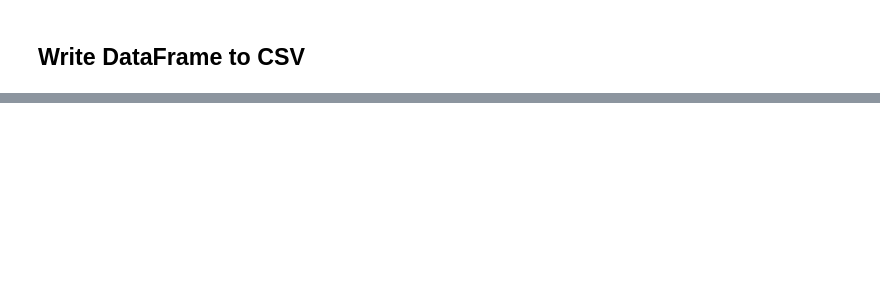
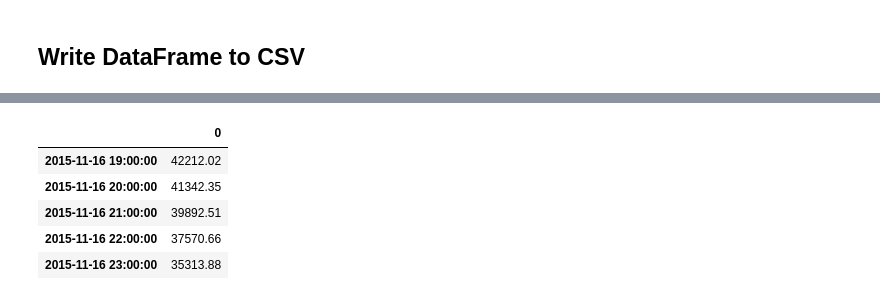
Before and after one commit to dannychua/Electricity-Price-Predictor, a Jupyter notebook: 1. Data Wrangling - MISO/Demand.ipynb, the cells around one changed output, grey strips where cells are left out. Saved outputs shown, nothing was run; the diff lists cells and outputs as text; code cells hidden in the pictures; blank space fills up the shorter version.

```diff
--- a/1. Data Wrangling - MISO/Demand.ipynb
+++ b/1. Data Wrangling - MISO/Demand.ipynb
@@ -62,3 +74,14 @@ dfLoad
 ## Write DataFrame to CSV
 # %%
 dfLoad.to_csv('../data/MISOActualLoad.csv')
+# %%
+westdf = dfLoad['West ActualLoad (MWh)']
+westdf = westdf.fillna(0)
+cendf = dfLoad['Central ActualLoad (MWh)']
+num_hours = len(cendf)
+idx = pd.date_range('7/6/2009', periods = num_hours, freq = 'H')
+westdf.index = idx
+cendf.index = idx
+cendf = cendf+westdf
+cendf = pd.DataFrame(cendf)
+cendf.plot()
@@ -64,0 +92,9 @@ dfLoad.to_csv('../data/MISOActualLoad.csv')
+# %%
+cendf.tail()
+# %% [output]
+|  | 0 |
+| 2015-11-16 19:00:00 | 42212.02 |
+| 2015-11-16 20:00:00 | 41342.35 |
+| 2015-11-16 21:00:00 | 39892.51 |
+| 2015-11-16 22:00:00 | 37570.66 |
+| 2015-11-16 23:00:00 | 35313.88 |
```
Also changed, not shown: parts of 8 cells of this notebook, 3 other files.
